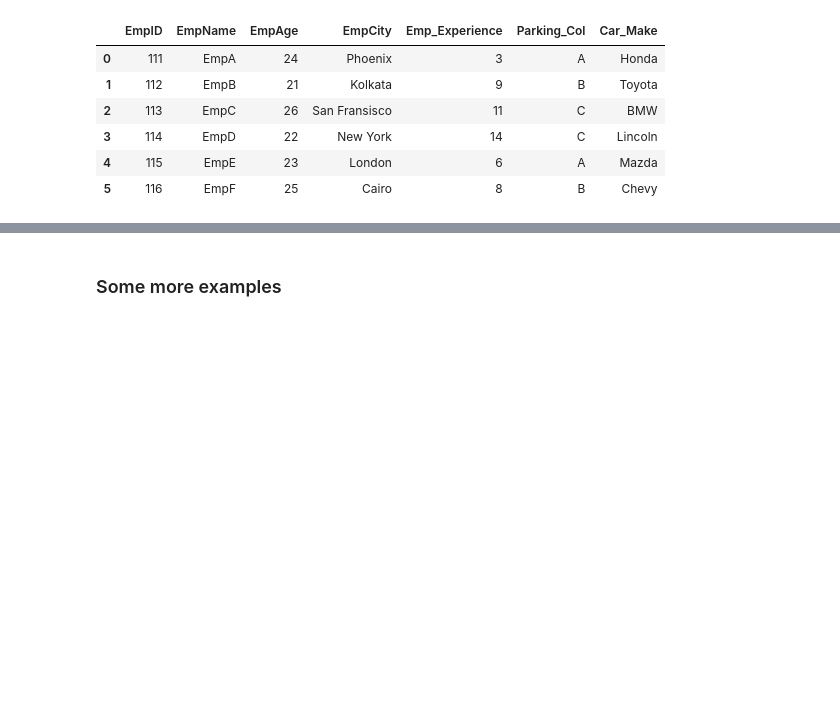
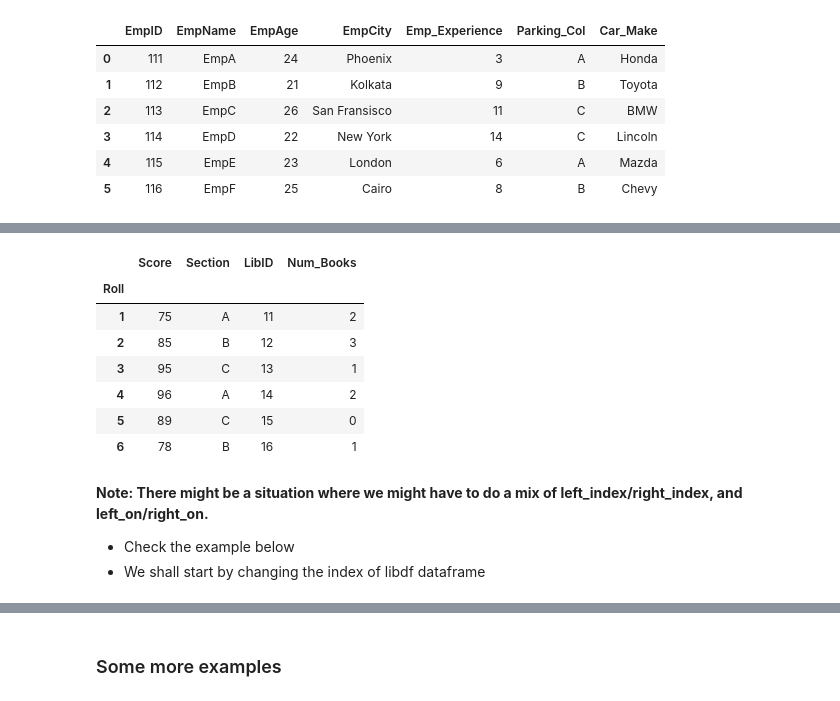
Before and after one commit to selfstarter39/ml_ds, a Jupyter notebook: data_wrangling/merge-pandas.ipynb, the cells around one changed output, grey strips where cells are left out. Saved outputs shown, nothing was run; the diff lists cells and outputs as text; code cells hidden in the pictures; blank space fills up the shorter version.

Commit message:
Added more details for merge operations

```diff
--- a/data_wrangling/merge-pandas.ipynb
+++ b/data_wrangling/merge-pandas.ipynb
@@ -211,0 +215,8 @@ empdf.merge(parkingdf,how = "inner", left_on = "EmpID", right_on = "ID").drop("I
+# %%
+studdf = pd.DataFrame({
+    "Roll":[1,2,3,4,5,6],
+    "Score":[75,85,95,96,89,78],
+    "Section":["A","B","C","A","C","B"]
+            })
+# %%
+studdf.set_index("Roll",inplace=True)
@@ -211,0 +234,8 @@ empdf.merge(parkingdf,how = "inner", left_on = "EmpID", right_on = "ID").drop("I
+# %%
+libdf = pd.DataFrame({
+    "LibID":[11,12,13,14,15,16],
+    "Roll":[1,2,3,4,5,6],
+    "Num_Books":[2,3,1,2,0,1],
+})
+# %%
+libdf.set_index("Roll",inplace=True)
@@ -211,0 +253,19 @@ empdf.merge(parkingdf,how = "inner", left_on = "EmpID", right_on = "ID").drop("I
+# %%
+# Now if we want to merge studdf and libdf, we need to try other parameters to merge
+# Note that the common column is the index column across both dataframes
+# studdf.merge(libdf): This will throw MergeError: No common columns to perform merge on.
+# Therefore we have to use left_index and right_index parameters
+studdf.merge(libdf, how = "inner",left_index=True,right_index=True)
+# %% [output]
+|  | Score | Section | LibID | Num_Books |
+| Roll |  |  |  |  |
+| 1 | 75 | A | 11 | 2 |
+| 2 | 85 | B | 12 | 3 |
+| 3 | 95 | C | 13 | 1 |
+| 4 | 96 | A | 14 | 2 |
+| 5 | 89 | C | 15 | 0 |
+| 6 | 78 | B | 16 | 1 |
+# %% [markdown]
+**Note: There might be a situation where we might have to do a mix of left_index/right_index, and left_on/right_on.**
+- Check the example below
+- We shall start by changing the index of libdf dataframe
```
Also changed, not shown: parts of 11 cells of this notebook.
